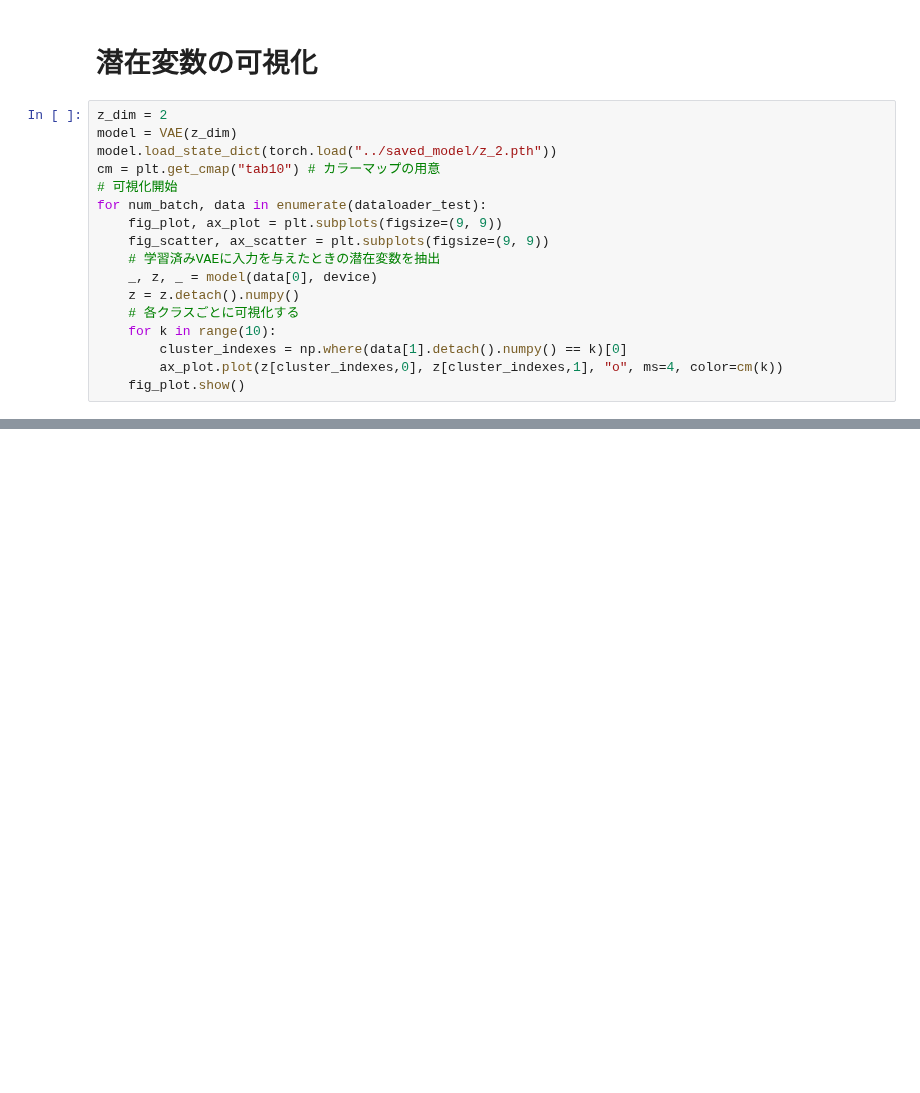
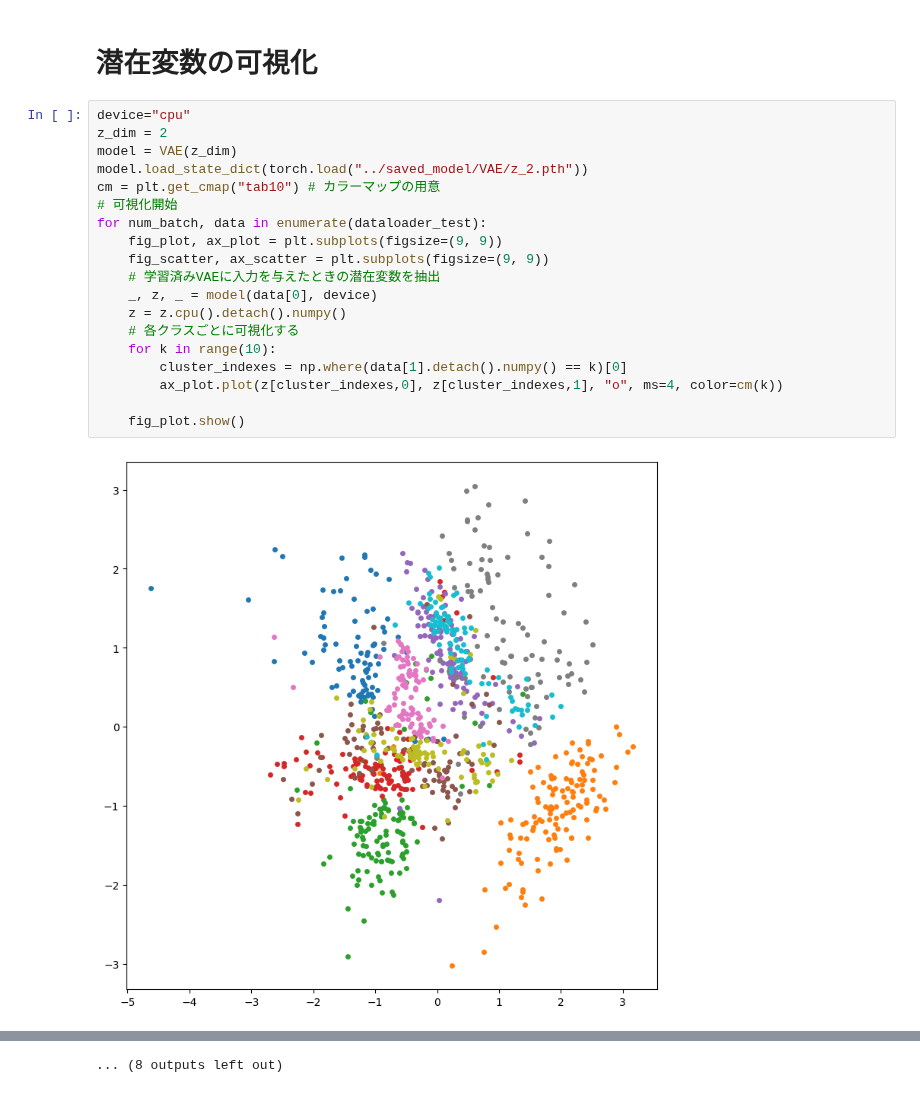
Before and after one commit to kaircx/Autoencoder-VAE, a Jupyter notebook: notebook/VAE.ipynb, the cells around one changed output, grey strips where cells are left out. Drawn from its saved outputs; the diff is of its cells as text; blank space fills up the shorter version.

Commit message:
パスの指定と、deviceの指定の修正

```diff
--- a/notebook/VAE.ipynb
+++ b/notebook/VAE.ipynb
@@ -227,19 +228,23 @@ TensorBoard 2.12.3 at http://0d65e1947510:6003/ (Press CTRL+C to quit)
 # %% [markdown]
 # 潜在変数の可視化
 # %%
+device="cpu"
 z_dim = 2
 model = VAE(z_dim)
-model.load_state_dict(torch.load("../saved_model/z_2.pth"))
+model.load_state_dict(torch.load("../saved_model/VAE/z_2.pth"))
 cm = plt.get_cmap("tab10") # カラーマップの用意
 # 可視化開始
 for num_batch, data in enumerate(dataloader_test):
     fig_plot, ax_plot = plt.subplots(figsize=(9, 9))
     fig_scatter, ax_scatter = plt.subplots(figsize=(9, 9))
     # 学習済みVAEに入力を与えたときの潜在変数を抽出
     _, z, _ = model(data[0], device)
-    z = z.detach().numpy()
+    z = z.cpu().detach().numpy()
     # 各クラスごとに可視化する
     for k in range(10):
         cluster_indexes = np.where(data[1].detach().numpy() == k)[0]
         ax_plot.plot(z[cluster_indexes,0], z[cluster_indexes,1], "o", ms=4, color=cm(k))
+
     fig_plot.show()
+# %% [output]
+[figure, added]
@@ -245,0 +262 @@ for num_batch, data in enumerate(dataloader_test):
+... (8 outputs left out)
```
Also changed, not shown: parts of 3 cells of this notebook.
